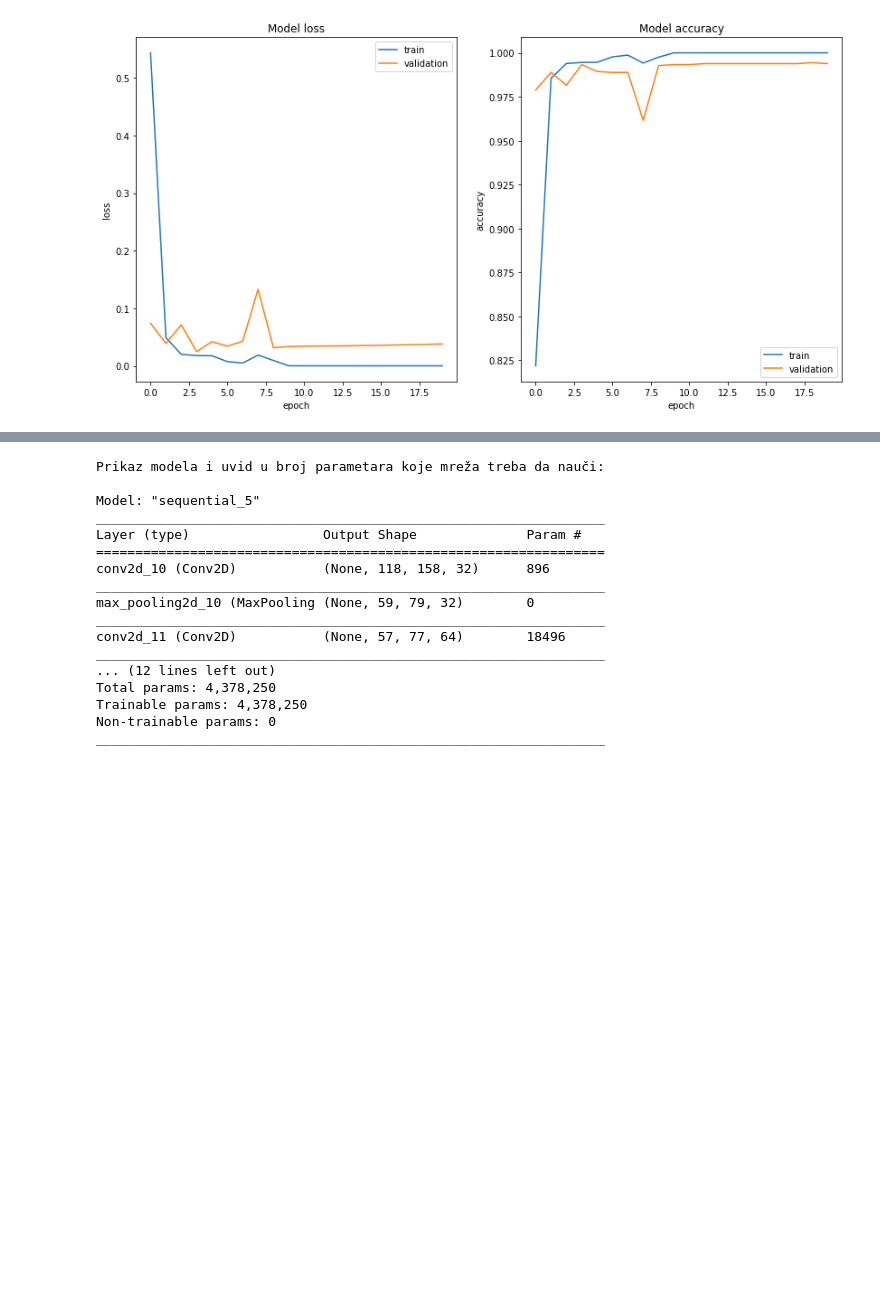
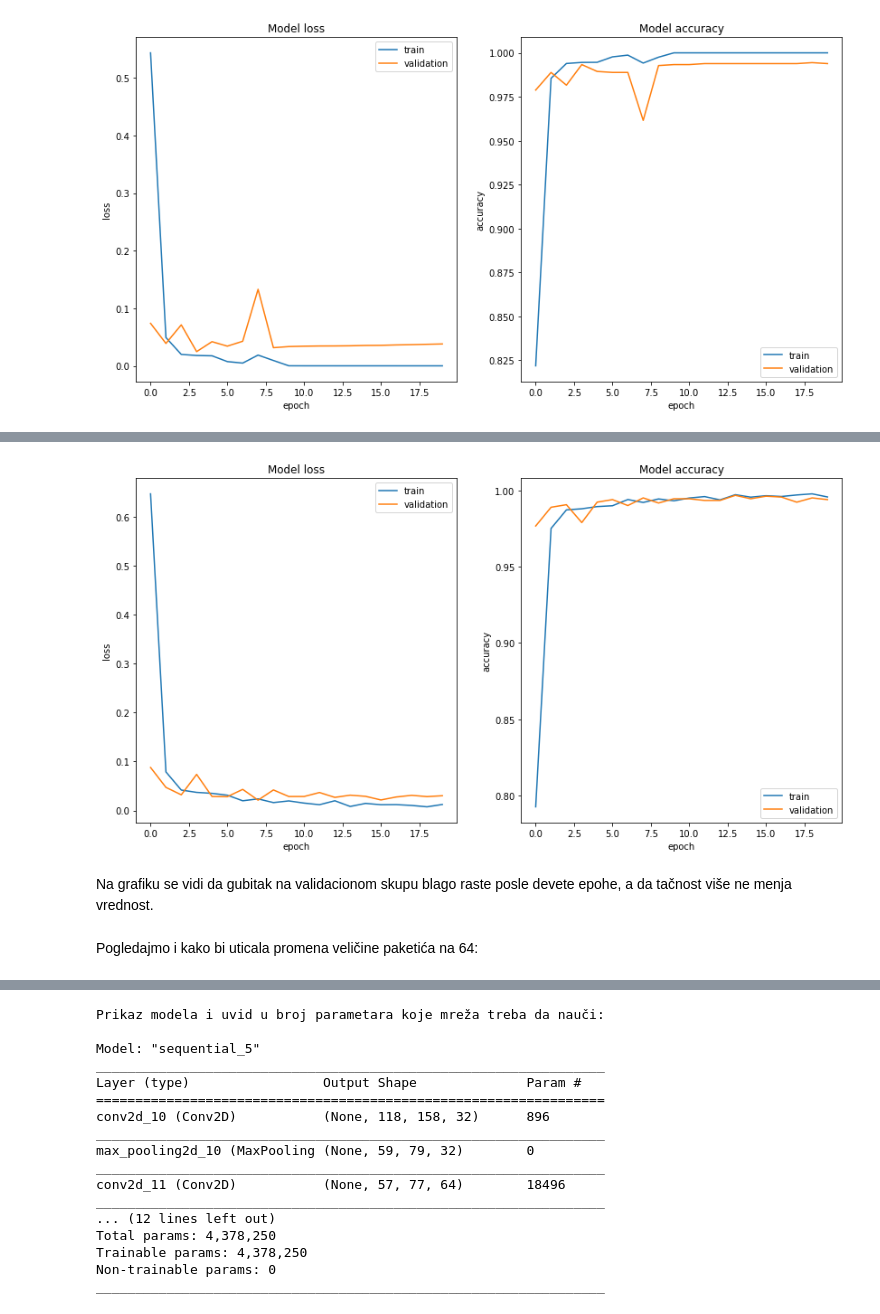
Before and after one commit to AlexandraDotlic/ML-DistractedDriverDetection, a Jupyter notebook: Distracted driver detection.ipynb, the cells around one changed output, grey strips where cells are left out. Cells and saved outputs as stored; diff of their text form; code cells hidden in the pictures; blank space fills up the shorter version.

```diff
--- a/Distracted driver detection.ipynb
+++ b/Distracted driver detection.ipynb
@@ -370,3 +368,28 @@ Takođe, vidi se da mreža blago overfituje, što ćemo pokušati da popravimo d
 Malo ćemo izmeniti model:
 # %%
 tf.random.set_seed(0)
+# %%
+model_cnn1 = Sequential()
+model_cnn1.add(Conv2D(32, (3, 3), activation='relu', input_shape=(120, 160, 3)))
+model_cnn1.add(MaxPooling2D((2, 2)))
+model_cnn1.add(Conv2D(64, (3, 3), activation='relu'))
+model_cnn1.add(MaxPooling2D((2, 2)))
+model_cnn1.add(Dropout(0.1))
+
+model_cnn1.add(Flatten())
+model_cnn1.add(Dense(64, activation='relu'))
+model_cnn1.add(Dropout(0.1))
+model_cnn1.add(Dense(10))
+# %%
+#treniramo mrežu na isti način kao ranije
+model_cnn1.compile(optimizer='adam',
+              loss=tf.keras.losses.SparseCategoricalCrossentropy(from_logits=True),
+              metrics=['accuracy'])
+# %%
+batch_size = 32
+epochs = 20
+history1 = model_cnn1.fit(X_train, y_train,
+                    batch_size=batch_size,
+                    epochs=epochs,
+                    verbose=1,
+                    validation_split=0.1)
@@ -372,0 +414,8 @@ tf.random.set_seed(0)
+# %%
+plot_loss_and_accuracy(history1)
+# %% [output]
+[figure, added]
+# %% [markdown]
+Na grafiku se vidi da gubitak na validacionom skupu blago raste posle devete epohe, a da tačnost više ne menja vrednost.
+# %% [markdown]
+Pogledajmo i kako bi uticala promena veličine paketića na 64:
```
Also changed, not shown: parts of 13 cells of this notebook.
